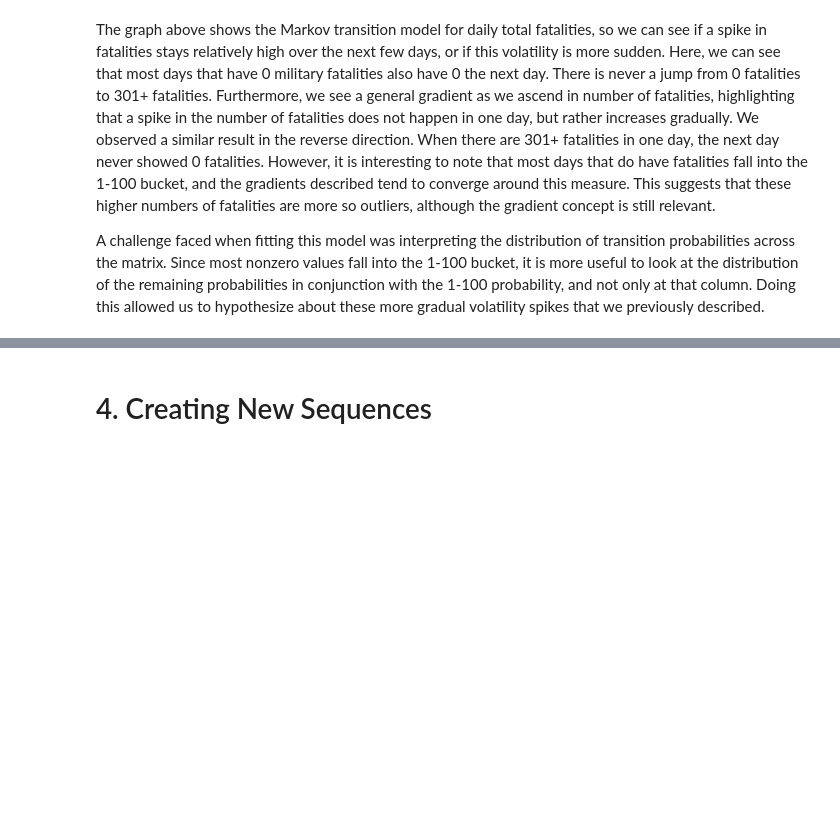
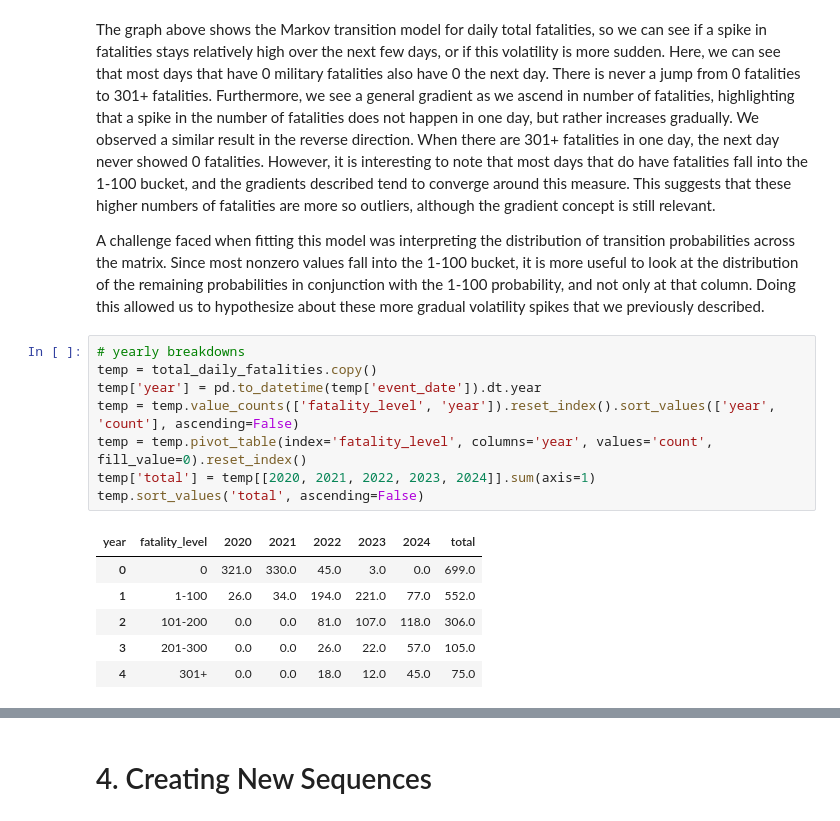
Before and after one commit to maggiecrowner/DS5030-Project1, a Jupyter notebook: ukraine_markov.ipynb, the cells around one changed output, grey strips where cells are left out. Cells and saved outputs as stored; diff of their text form; blank space fills up the shorter version.

```diff
--- a/ukraine_markov.ipynb
+++ b/ukraine_markov.ipynb
@@ -286,3 +320,18 @@ fatality_daily_max_markov.graph_transitions()
 The graph above shows the Markov transition model for daily total fatalities, so we can see if a spike in fatalities stays relatively high over the next few days, or if this volatility is more sudden. Here, we can see that most days that have 0 military fatalities also have 0 the next day. There is never a jump from 0 fatalities to 301+ fatalities. Furthermore, we see a general gradient as we ascend in number of fatalities, highlighting that a spike in the number of fatalities does not happen in one day, but rather increases gradually. We observed a similar result in the reverse direction. When there are 301+ fatalities in one day, the next day never showed 0 fatalities. However, it is interesting to note that most days that do have fatalities fall into the 1-100 bucket, and the gradients described tend to converge around this measure. This suggests that these higher numbers of fatalities are more so outliers, although the gradient concept is still relevant.
 
 A challenge faced when fitting this model was interpreting the distribution of transition probabilities across the matrix. Since most nonzero values fall into the 1-100 bucket, it is more useful to look at the distribution of the remaining probabilities in conjunction with the 1-100 probability, and not only at that column. Doing this allowed us to hypothesize about these more gradual volatility spikes that we previously described.
+# %%
+# yearly breakdowns
+temp = total_daily_fatalities.copy()
+temp['year'] = pd.to_datetime(temp['event_date']).dt.year
+temp = temp.value_counts(['fatality_level', 'year']).reset_index().sort_values(['year', 'count'], ascending=False)
+temp = temp.pivot_table(index='fatality_level', columns='year', values='count', fill_value=0).reset_index()
+temp['total'] = temp[[2020, 2021, 2022, 2023, 2024]].sum(axis=1)
+temp.sort_values('total', ascending=False)
+# %% [output]
+| year | fatality_level | 2020 | 2021 | 2022 | 2023 | 2024 | total |
+| 0 | 0 | 321.0 | 330.0 | 45.0 | 3.0 | 0.0 | 699.0 |
+| 1 | 1-100 | 26.0 | 34.0 | 194.0 | 221.0 | 77.0 | 552.0 |
+| 2 | 101-200 | 0.0 | 0.0 | 81.0 | 107.0 | 118.0 | 306.0 |
+| 3 | 201-300 | 0.0 | 0.0 | 26.0 | 22.0 | 57.0 | 105.0 |
+| 4 | 301+ | 0.0 | 0.0 | 18.0 | 12.0 | 45.0 | 75.0 |
```
Also changed, not shown: parts of 7 cells of this notebook.
